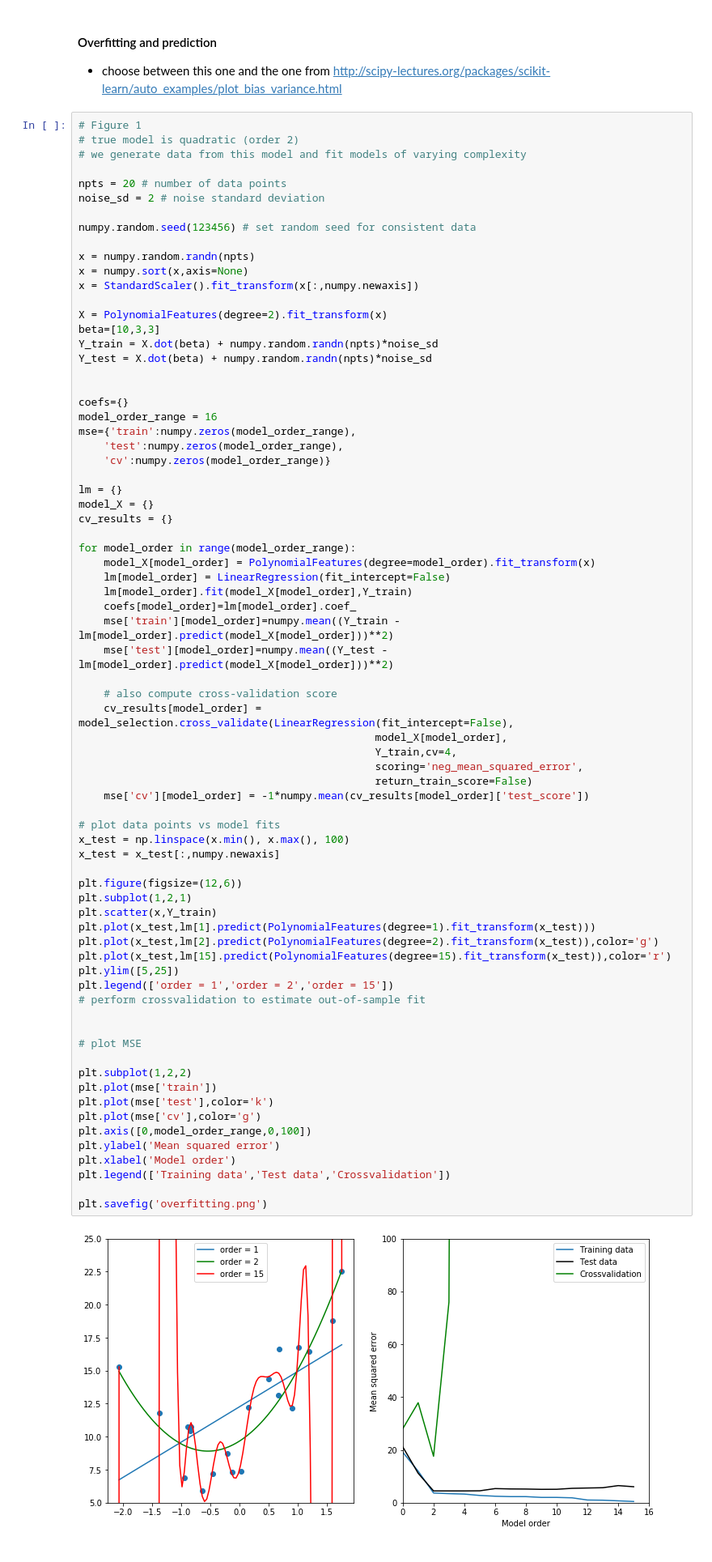
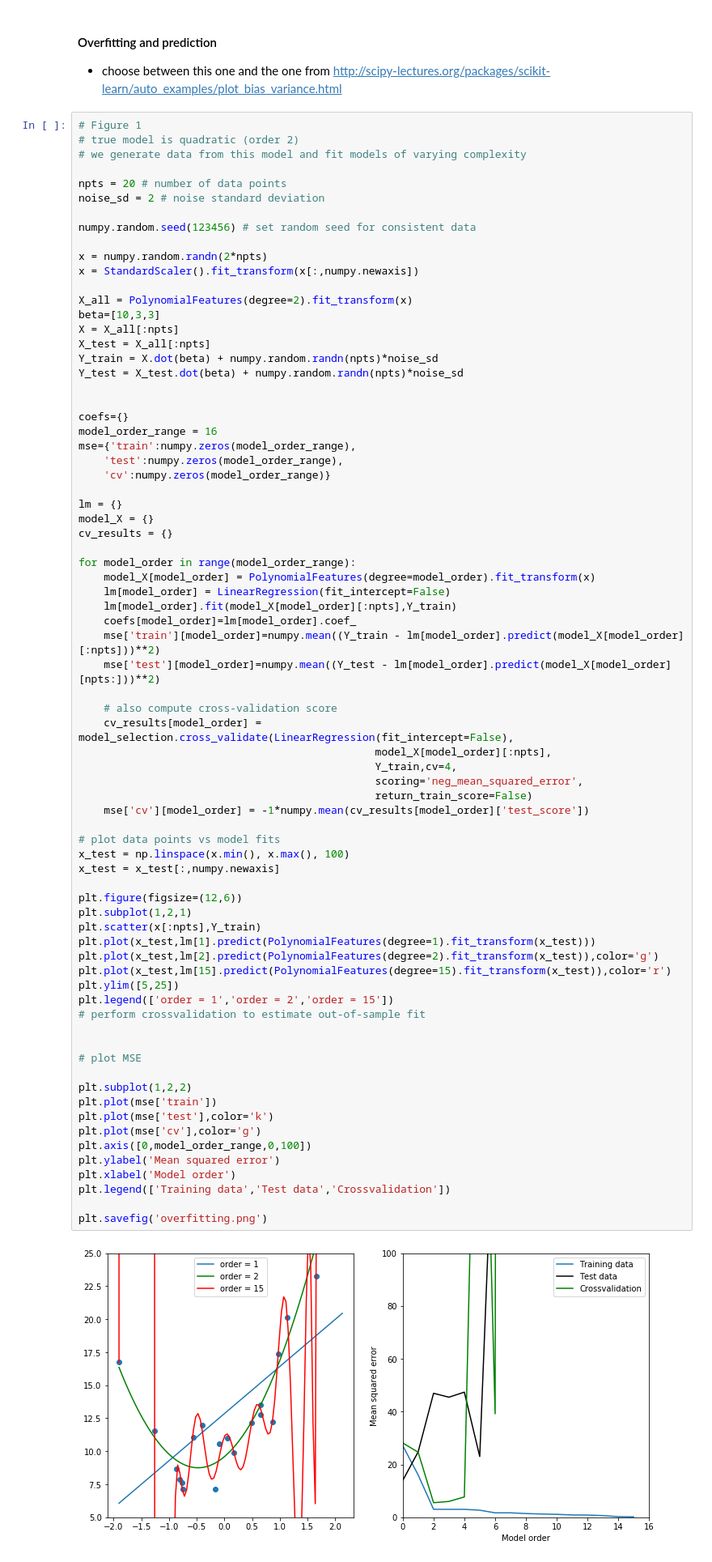
Before and after one commit to poldrack/PredictionCV, a Jupyter notebook: PredictionPaperFigures.ipynb, the cells around one changed output. Shown at 81% size. Cells and saved outputs as stored; diff of their text form.

Commit message:
Fix figure 1:
Two problems:

- First the same X was used in train and test
- Second, X was sorted, which makes it much harder for K-fold to work

```diff
--- a/PredictionPaperFigures.ipynb
+++ b/PredictionPaperFigures.ipynb
@@ -102,14 +102,15 @@ noise_sd = 2 # noise standard deviation
 
 numpy.random.seed(123456) # set random seed for consistent data
 
-x = numpy.random.randn(npts)
-x = numpy.sort(x,axis=None)
+x = numpy.random.randn(2*npts)
 x = StandardScaler().fit_transform(x[:,numpy.newaxis])
 
-X = PolynomialFeatures(degree=2).fit_transform(x)
+X_all = PolynomialFeatures(degree=2).fit_transform(x)
 beta=[10,3,3]
+X = X_all[:npts]
+X_test = X_all[:npts]
 Y_train = X.dot(beta) + numpy.random.randn(npts)*noise_sd
-Y_test = X.dot(beta) + numpy.random.randn(npts)*noise_sd
+Y_test = X_test.dot(beta) + numpy.random.randn(npts)*noise_sd
 
 
 coefs={}
@@ -125,48 +126,48 @@ cv_results = {}
 for model_order in range(model_order_range):
     model_X[model_order] = PolynomialFeatures(degree=model_order).fit_transform(x)
     lm[model_order] = LinearRegression(fit_intercept=False)
-    lm[model_order].fit(model_X[model_order],Y_train)
+    lm[model_order].fit(model_X[model_order][:npts],Y_train)
     coefs[model_order]=lm[model_order].coef_
-    mse['train'][model_order]=numpy.mean((Y_train - lm[model_order].predict(model_X[model_order]))**2)
-    mse['test'][model_order]=numpy.mean((Y_test - lm[model_order].predict(model_X[model_order]))**2)
+    mse['train'][model_order]=numpy.mean((Y_train - lm[model_order].predict(model_X[model_order][:npts]))**2)
+    mse['test'][model_order]=numpy.mean((Y_test - lm[model_order].predict(model_X[model_order][npts:]))**2)
 
     # also compute cross-validation score
     cv_results[model_order] = model_selection.cross_validate(LinearRegression(fit_intercept=False),
-                                               model_X[model_order],
+                                               model_X[model_order][:npts],
                                                Y_train,cv=4,
                                                scoring='neg_mean_squared_error',
                                                return_train_score=False)
     mse['cv'][model_order] = -1*numpy.mean(cv_results[model_order]['test_score'])
 
 # plot data points vs model fits
 x_test = np.linspace(x.min(), x.max(), 100)
 x_test = x_test[:,numpy.newaxis]
 
 plt.figure(figsize=(12,6))
 plt.subplot(1,2,1)
-plt.scatter(x,Y_train)
+plt.scatter(x[:npts],Y_train)
 plt.plot(x_test,lm[1].predict(PolynomialFeatures(degree=1).fit_transform(x_test)))
 plt.plot(x_test,lm[2].predict(PolynomialFeatures(degree=2).fit_transform(x_test)),color='g')
 plt.plot(x_test,lm[15].predict(PolynomialFeatures(degree=15).fit_transform(x_test)),color='r')
 plt.ylim([5,25])
 plt.legend(['order = 1','order = 2','order = 15'])
 # perform crossvalidation to estimate out-of-sample fit
 
 
 # plot MSE
 
 plt.subplot(1,2,2)
 plt.plot(mse['train'])
 plt.plot(mse['test'],color='k')
 plt.plot(mse['cv'],color='g')
 plt.axis([0,model_order_range,0,100])
 plt.ylabel('Mean squared error')
 plt.xlabel('Model order')
 plt.legend(['Training data','Test data','Crossvalidation'])
 
 plt.savefig('overfitting.png')
 # %% [output]
-[figure, old version]
+[figure, new version]
 # %% [markdown]
 *Figure 1*: A depiction of overfitting.  Left: A simulated dataset generated from a quadratic model (i.e., polynomial order = 2), shown in blue dots.  The best fitting models are shown for order 1 (linear; blue), order 2 (quadratic; green), and order 15 (red).  The complex model clearly overfits the dataset, adapting itself to the noise evident in specific datapoints.  Right: The mean squared error (MSE) for the model assessed against the dataset used to train the model (blue), and against a separate dataset sampled from the same generative process with different random measurement error (black).  The MSE decreases for the training dataset as the complexity increases, whereas for the test dataset the MSE is lowest for order = 2 (i.e. the true model).  The MSE estimated using cross validation (green) is also lowest for the true model; note that it takes very large values for model orders greater than 3, falling outside the axes of the chart.
 
```
